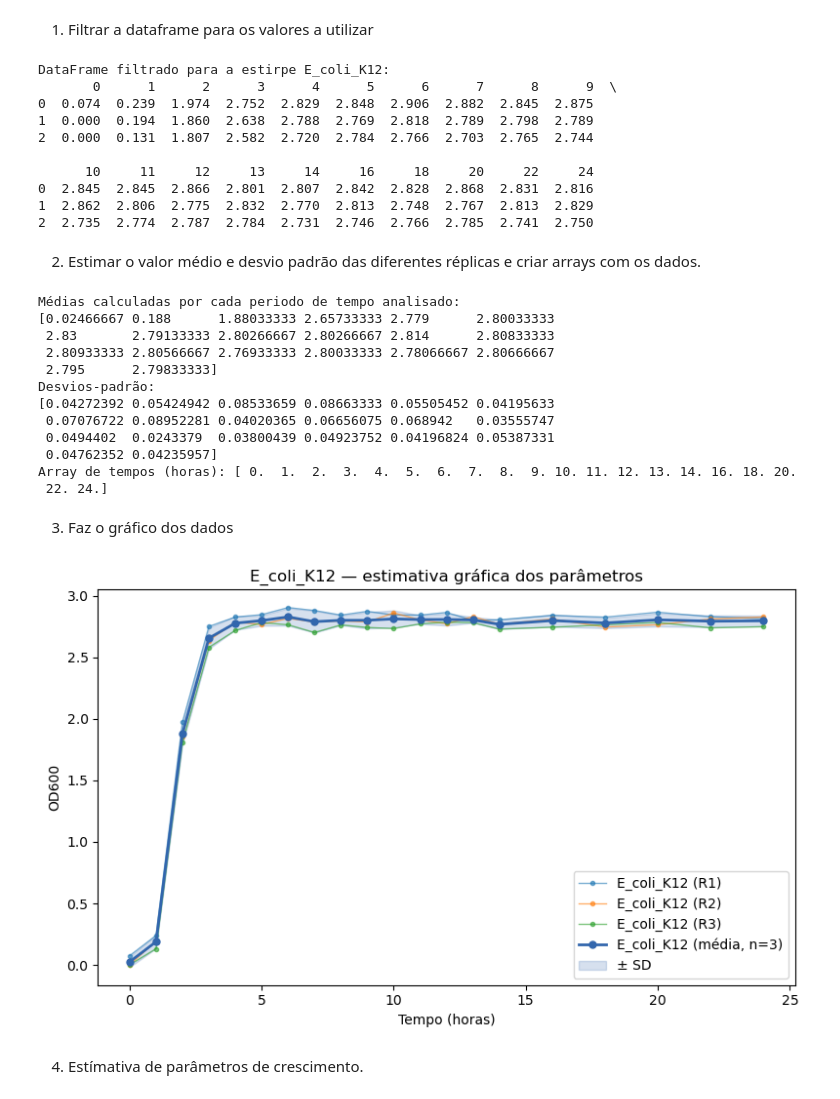
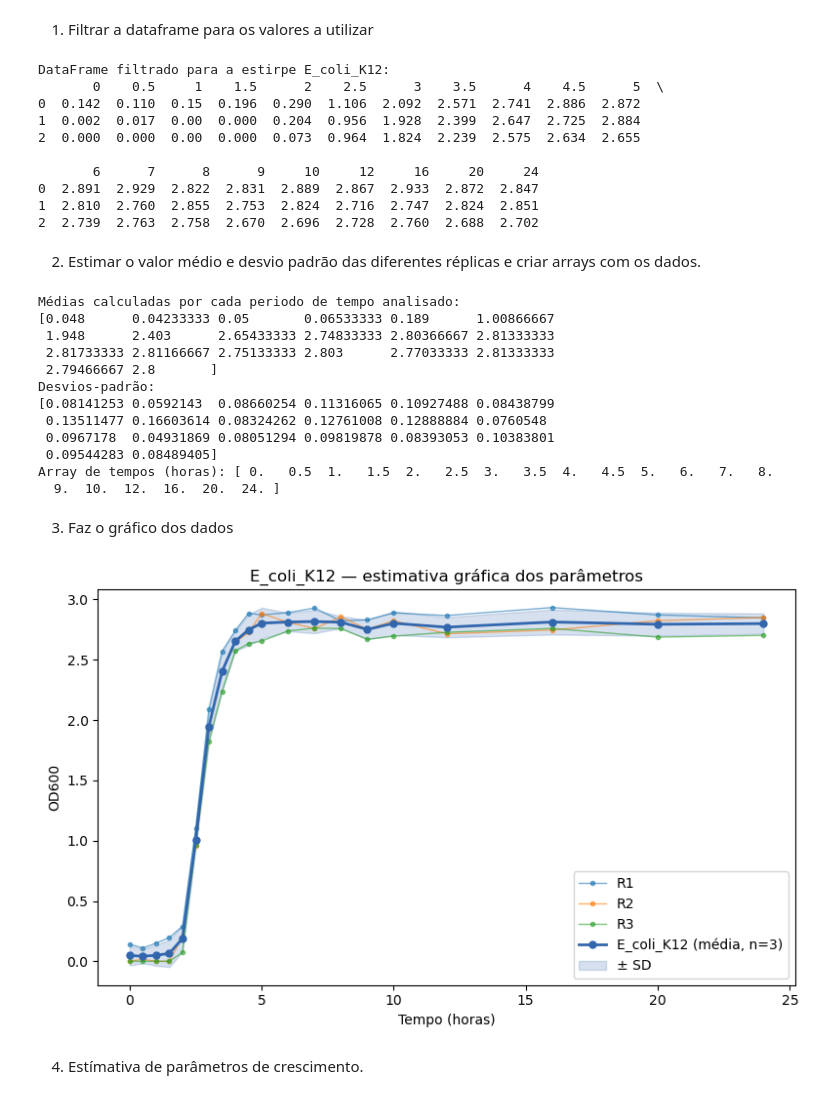
Before and after one commit to SaraBSalazar/courses, a Jupyter notebook: PALOP_2026/Aula_0/Aula_Bioinformática_0.ipynb, the cells around one changed output. Drawn from its saved outputs; the diff is of its cells as text; code cells hidden in the pictures.

```diff
--- a/PALOP_2026/Aula_0/Aula_Bioinformática_0.ipynb
+++ b/PALOP_2026/Aula_0/Aula_Bioinformática_0.ipynb
@@ -31,7 +31,7 @@ import matplotlib.pyplot as plt
    4. **"Qual o micróbio cresce mais rápido?"** → Comparar **μ_max**
 # %%
 # Carregar o CSV
-df = pd.read_csv("crescimento_microbiano.csv", sep=';')
+df = pd.read_csv("crescimento_microbiano.csv")
 
 print("Primeiras linhas do DataFrame:")
 print(df.head(5))
@@ -84,15 +84,15 @@ df_estirpe_time = df_estirpe[time_cols] # criar dataframe apenas com as colunas
 print(f"DataFrame filtrado para a estirpe {estirpe}:\n{df_estirpe_time.head(5)}")
 # %% [output]
 DataFrame filtrado para a estirpe E_coli_K12:
-       0      1      2      3      4      5      6      7      8      9  \
-0  0.074  0.239  1.974  2.752  2.829  2.848  2.906  2.882  2.845  2.875
-1  0.000  0.194  1.860  2.638  2.788  2.769  2.818  2.789  2.798  2.789
-2  0.000  0.131  1.807  2.582  2.720  2.784  2.766  2.703  2.765  2.744
+       0    0.5     1    1.5      2    2.5      3    3.5      4    4.5      5  \
+0  0.142  0.110  0.15  0.196  0.290  1.106  2.092  2.571  2.741  2.886  2.872
+1  0.002  0.017  0.00  0.000  0.204  0.956  1.928  2.399  2.647  2.725  2.884
+2  0.000  0.000  0.00  0.000  0.073  0.964  1.824  2.239  2.575  2.634  2.655
 
-      10     11     12     13     14     16     18     20     22     24
-0  2.845  2.845  2.866  2.801  2.807  2.842  2.828  2.868  2.831  2.816
-1  2.862  2.806  2.775  2.832  2.770  2.813  2.748  2.767  2.813  2.829
-2  2.735  2.774  2.787  2.784  2.731  2.746  2.766  2.785  2.741  2.750
+       6      7      8      9     10     12     16     20     24
+0  2.891  2.929  2.822  2.831  2.889  2.867  2.933  2.872  2.847
+1  2.810  2.760  2.855  2.753  2.824  2.716  2.747  2.824  2.851
+2  2.739  2.763  2.758  2.670  2.696  2.728  2.760  2.688  2.702
 # %% [markdown]
 2. Estimar o valor médio e desvio padrão das diferentes réplicas e criar arrays com os dados.
 # %%
@@ -104,46 +104,44 @@ time_array = np.array(time_cols, dtype=float) # criar array de tempos a partir d
 print(f"Array de tempos (horas): {time_array}")
 # %% [output]
 Médias calculadas por cada periodo de tempo analisado:
-[0.02466667 0.188      1.88033333 2.65733333 2.779      2.80033333
- 2.83       2.79133333 2.80266667 2.80266667 2.814      2.80833333
- 2.80933333 2.80566667 2.76933333 2.80033333 2.78066667 2.80666667
- 2.795      2.79833333]
+[0.048      0.04233333 0.05       0.06533333 0.189      1.00866667
+ 1.948      2.403      2.65433333 2.74833333 2.80366667 2.81333333
+ 2.81733333 2.81166667 2.75133333 2.803      2.77033333 2.81333333
+ 2.79466667 2.8       ]
 Desvios-padrão:
-[0.04272392 0.05424942 0.08533659 0.08663333 0.05505452 0.04195633
- 0.07076722 0.08952281 0.04020365 0.06656075 0.068942   0.03555747
- 0.0494402  0.0243379  0.03800439 0.04923752 0.04196824 0.05387331
- 0.04762352 0.04235957]
-Array de tempos (horas): [ 0.  1.  2.  3.  4.  5.  6.  7.  8.  9. 10. 11. 12. 13. 14. 16. 18. 20.
- 22. 24.]
+[0.08141253 0.0592143  0.08660254 0.11316065 0.10927488 0.08438799
+ 0.13511477 0.16603614 0.08324262 0.12761008 0.12888884 0.0760548
+ 0.0967178  0.04931869 0.08051294 0.09819878 0.08393053 0.10383801
+ 0.09544283 0.08489405]
+Array de tempos (horas): [ 0.   0.5  1.   1.5  2.   2.5  3.   3.5  4.   4.5  5.   6.   7.   8.
+  9.  10.  12.  16.  20.  24. ]
 # %% [markdown]
 3. Faz o gráfico dos dados
 # %%
 fig, ax = plt.subplots(figsize=(8, 5))
 
 # Réplicas individuais
-for _, row in df_estirpe_time.iterrows():
-    od_rep = row.values.astype(float)
-    rep    = df_estirpe.loc[_, "Replicate"]
-    ax.plot(time_array, od_rep, "o-", linewidth=1, markersize=3,
-            alpha=0.6, label=f"{estirpe} ({rep})")
+for _, row in df_estirpe.iterrows():
+    ax.plot(time_array, row[time_cols].values.astype(float),
+            "o-", linewidth=1, markersize=3, alpha=0.6, label=row["Replicate"])
 
 # Curva média
 ax.plot(time_array, od_mean, "o-", color="#3266ad", linewidth=2,
         markersize=5, label=f"{estirpe} (média, n={len(df_estirpe)})")
 
 # Banda de desvio padrão
 ax.fill_between(time_array, od_mean - od_std, od_mean + od_std,
                 color="#3266ad", alpha=0.2, label="± SD")
 
 ax.set_xlabel("Tempo (horas)")
 ax.set_ylabel("OD600")
 ax.set_title(f"{estirpe} — estimativa gráfica dos parâmetros")
 ax.legend()
 plt.tight_layout()
 display(fig)
 plt.close()
 # %% [output]
-[figure, old version]
+[figure, new version]
 # %% [markdown]
 4. Estímativa de parâmetros de crescimento.
 # %% [raw]
```
Also changed, not shown: parts of 9 cells of this notebook, 1 other file.
